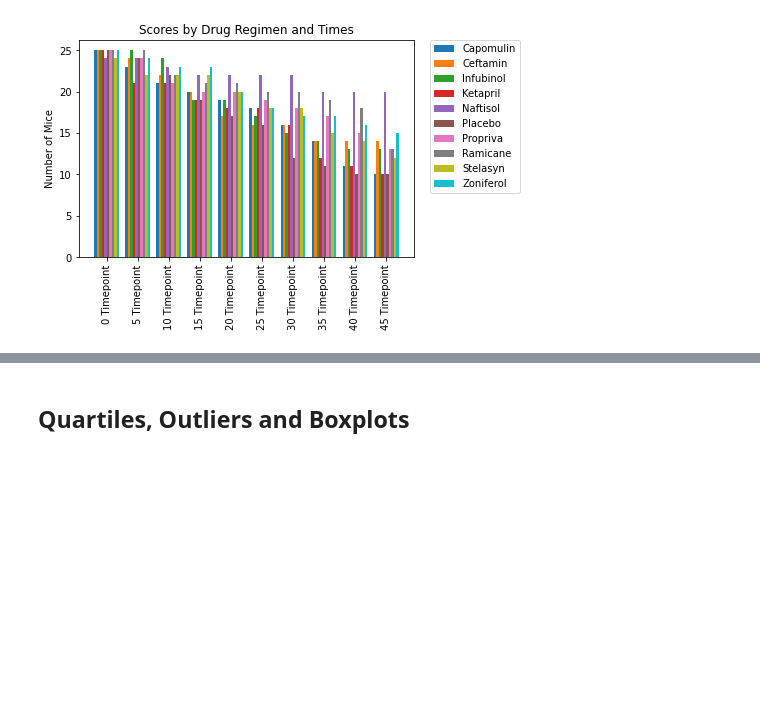
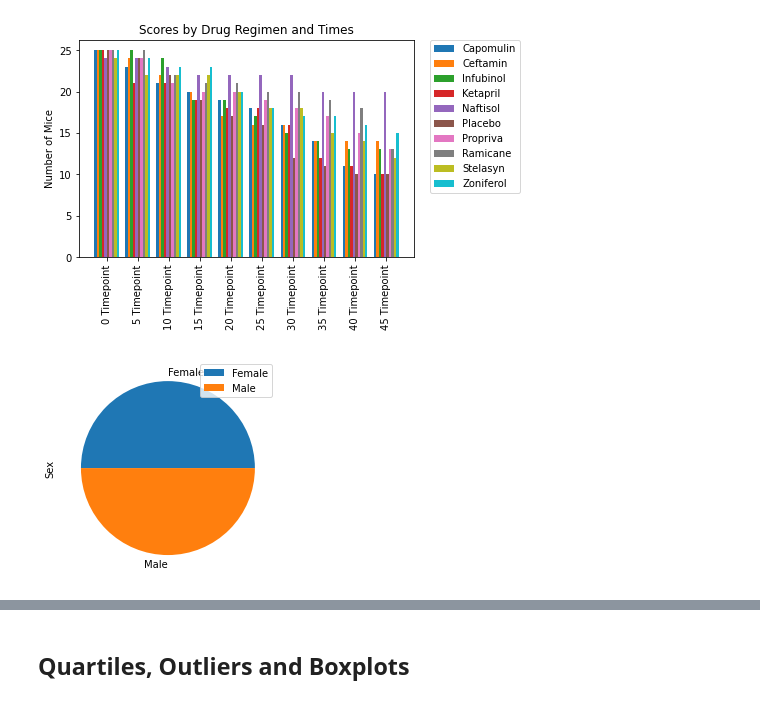
Before and after one commit to Zachariassis/Matplotlib-challenge, a Jupyter notebook: pymaceuticals_starter.ipynb, the cells around one changed output, grey strips where cells are left out. Saved outputs shown, nothing was run; the diff lists cells and outputs as text; code cells hidden in the pictures; blank space fills up the shorter version.

Commit message:
Created Pie Charts

```diff
--- a/pymaceuticals_starter.ipynb
+++ b/pymaceuticals_starter.ipynb
@@ -169,4 +169,11 @@ ax.legend(bbox_to_anchor=(1.05, 1), loc='upper left', borderaxespad=0.)
 # %% [output]
 <matplotlib.legend.Legend at 0x...>
 [figure]
+# %%
+# Generate a pie plot showing the distribution of female versus male mice using pandas
+
+sex_df=pd.DataFrame({"Sex": data_df.groupby(["Sex"])[f"{val}_T0"].count()})
+plot= sex_df.plot.pie(y="Sex")
+# %% [output]
+[figure, added]
 # %%
```
Also changed, not shown: parts of 2 cells of this notebook.
